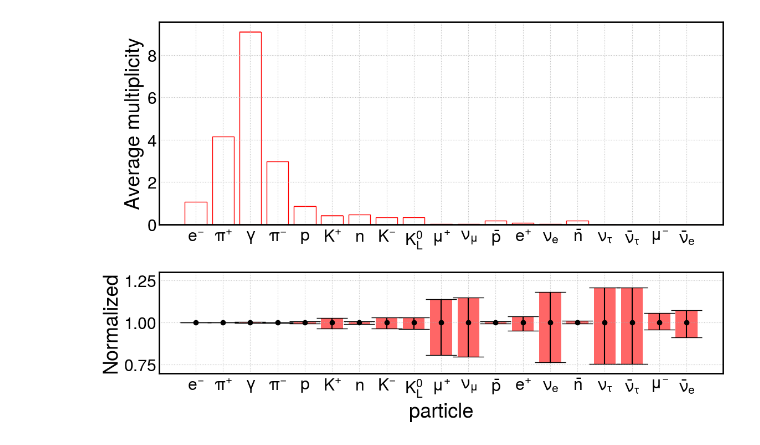
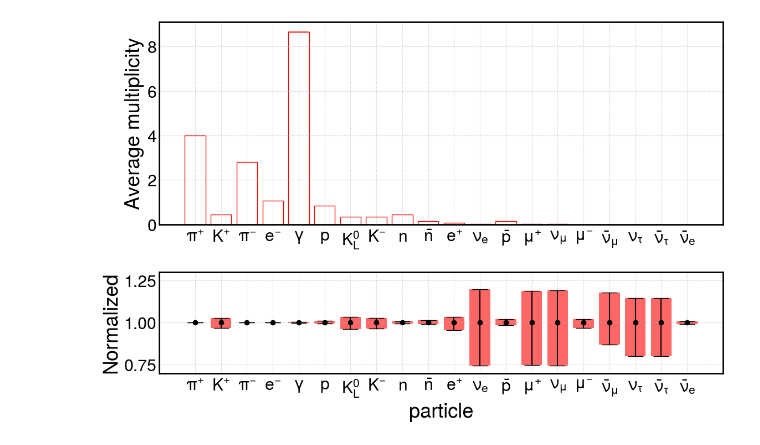
Before and after one commit to camilapramos/nuDIS_HEPMC_Analysis, a Jupyter notebook: notebooks/plots.ipynb, the cells around one changed output. Saved outputs shown, nothing was run; the diff lists cells and outputs as text; code cells hidden in the pictures.

```diff
--- a/notebooks/plots.ipynb
+++ b/notebooks/plots.ipynb
@@ -56,6 +56,7 @@ def read_events(kevents):
                 continue
             pid = p.pid
             pN = p.momentum
+            v = p.production_vertex.position
 
             # saves information in dictionary format
             events_record.append({
@@ -65,9 +66,9 @@ def read_events(kevents):
                 "p_{T}": pN.pt(),
                 "rapidity": pN.rap(),
                 "E": pN.e,
-                "x": pN.x,
-                "y": pN.y,
-                "z": pN.z
+                "x": v.x,
+                "y": v.y,
+                "z": v.z
                 })
 
         # record weights and 9-point scale uncertainties for each event, using dynamical scale choice 3
@@ -95,3 +100,17 @@ def read_events(kevents):
+# %%
+def is_inside_box(x, y, z):
+    """
+    Function to estimate if final state particle is produced inside FASERnu (emulsion detector)
+    x, y, z: production vector coordinates
+    :returns: True if positive and False if negative
+    """
+    # FASER dimensions (in mm)
+    lx = 2.5e2 # 25 cm
+    ly = 3e2 # 30 cm
+    lz = 1e3 # 1 m
+    return ((x <= lx/2) & (x >= -lx/2) &
+            (y <= ly/2) & (y >= -ly/2) &
+            (z <= lz/2) & (z >= -lz/2))
 # %%
 # auxiliary functions for plotting
 def build_scale_hist(df,  observable, bins=50):
@@ -248,0 +268,4 @@ events_record_df
+# %%
+events_record_df["inside_fasernu"] = is_inside_box(events_record_df["x"], events_record_df["y"], events_record_df["z"])
+# %%
+events_record_df = events_record_df[events_record_df["inside_fasernu"]==True]
@@ -390,35 +437,35 @@ for pid in unique_pids:
 average_multi_all = pd.DataFrame(rows)
 
 
 fig, ax = plt.subplots(nrows=2,figsize=(12,8),height_ratios=[2,1], sharex=False)
 labels = [pid_conversion.get(pid, str(pid))for pid in average_multi_all["PID"]]
 
 y_vals = average_multi_all["central"]
 y_max = average_multi_all["max_var"]
 y_min = average_multi_all["min_var"]
 
 
 ax[0].bar(labels, y_vals, color="white", edgecolor="red")
 ax[0].bar(x=labels, height=y_max-y_min, bottom=y_min, align='center', zorder=-1, alpha=0.6, linewidth=2.0, color="red")
 
 ax[0].set_ylabel("Average multiplicity", loc="center")
 ax[0].tick_params(axis="both", which="both", bottom=False, top=False, left=False, right=False)
 ax[0].grid()
 
 ax[1].bar(labels, height=(y_max-y_min)/y_vals, bottom=y_min/y_vals, alpha=0.6, color="red")
 ax[1].errorbar(x=labels, y=y_vals/y_vals, yerr=[(y_vals-y_min)/y_vals, (y_max-y_vals)/y_vals],
-               capsize=20,ls='', marker='o',color='black')
+               capsize=10,ls='', marker='o',color='black')
 
 
 ax[1].set_ylabel("Normalized", loc="center")
 ax[1].set_xlabel("particle", loc="center")
 ax[1].set_ylim(0.70,1.3)
 ax[1].tick_params(axis="both", which="both", bottom=False, top=False, left=False, right=False)
 ax[1].grid()
 plt.tight_layout()
 plt.show()
 # %% [output]
-[figure, old version]
+[figure, new version]
 # %%
 # get average photon energy for all events
 photon_avg_energy = event_quantity(22, column="E", observable="value", agg_arg="mean")
```
Also changed, not shown: parts of 23 cells of this notebook, 3 other files.
